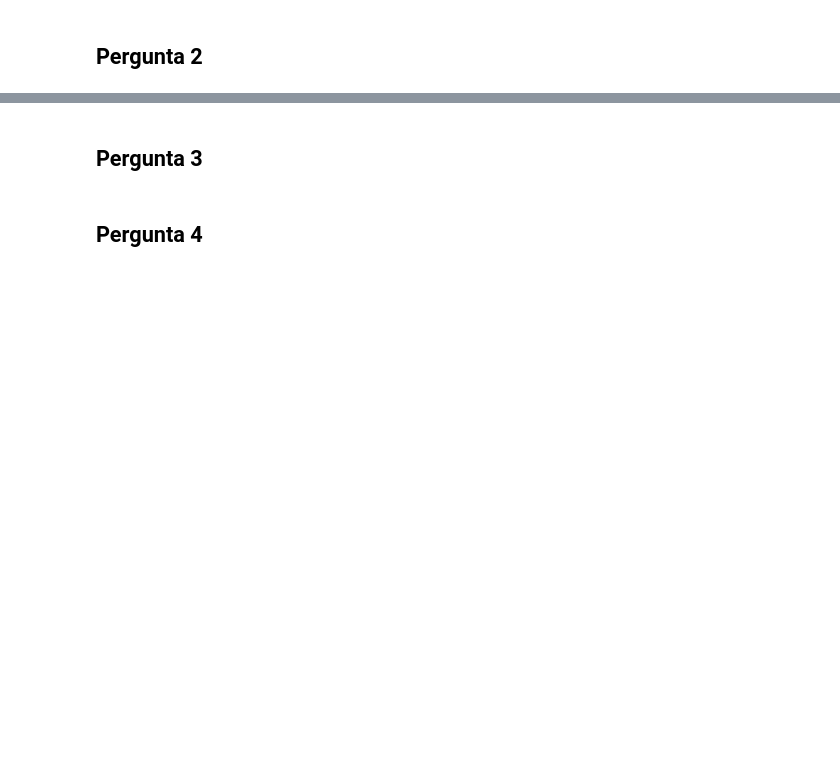
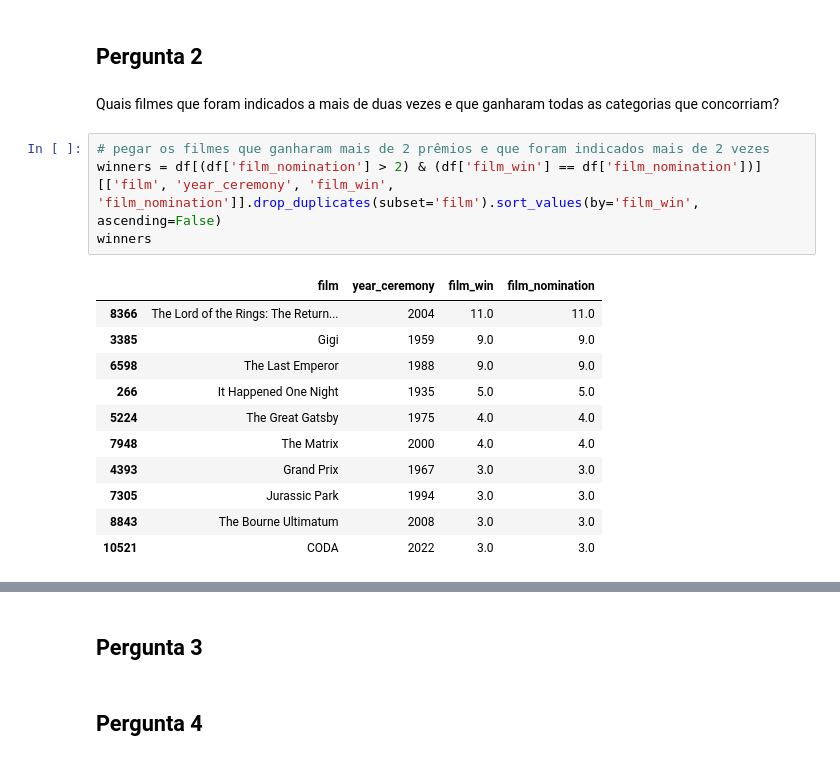
Before and after one commit to marleyabe/analise_oscar_awards, a Jupyter notebook: prova.ipynb, the cells around one changed output, grey strips where cells are left out. Saved outputs shown, nothing was run; the diff lists cells and outputs as text; blank space fills up the shorter version.

```diff
--- a/prova.ipynb
+++ b/prova.ipynb
@@ -79,2 +103,20 @@ df.loc[(df['winner'] == True) & (df['year_ceremony'] > 2022)][['name', 'category
 # %% [markdown]
 ## Pergunta 2
+# %% [markdown]
+Quais filmes que foram indicados a mais de duas vezes e que ganharam todas as categorias que concorriam?
+# %%
+# pegar os filmes que ganharam mais de 2 prêmios e que foram indicados mais de 2 vezes
+winners = df[(df['film_nomination'] > 2) & (df['film_win'] == df['film_nomination'])][['film', 'year_ceremony', 'film_win', 'film_nomination']].drop_duplicates(subset='film').sort_values(by='film_win', ascending=False)
+winners
+# %% [output]
+|  | film | year_ceremony | film_win | film_nomination |
+| 8366 | The Lord of the Rings: The Return... | 2004 | 11.0 | 11.0 |
+| 3385 | Gigi | 1959 | 9.0 | 9.0 |
+| 6598 | The Last Emperor | 1988 | 9.0 | 9.0 |
+| 266 | It Happened One Night | 1935 | 5.0 | 5.0 |
+| 5224 | The Great Gatsby | 1975 | 4.0 | 4.0 |
+| 7948 | The Matrix | 2000 | 4.0 | 4.0 |
+| 4393 | Grand Prix | 1967 | 3.0 | 3.0 |
+| 7305 | Jurassic Park | 1994 | 3.0 | 3.0 |
+| 8843 | The Bourne Ultimatum | 2008 | 3.0 | 3.0 |
+| 10521 | CODA | 2022 | 3.0 | 3.0 |
```
Also changed, not shown: parts of 10 cells of this notebook.
